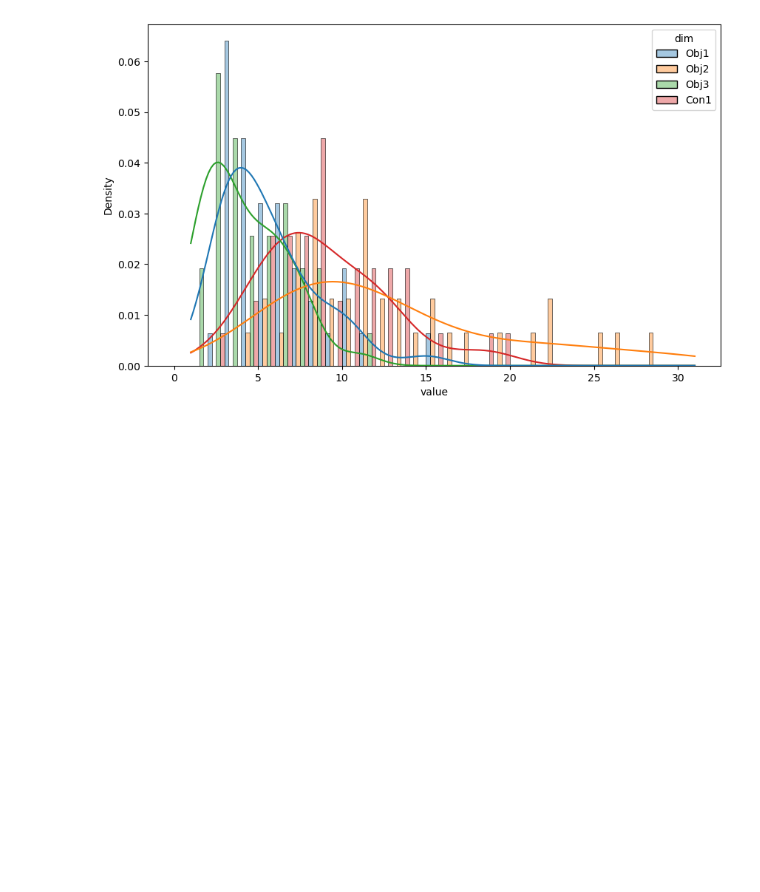
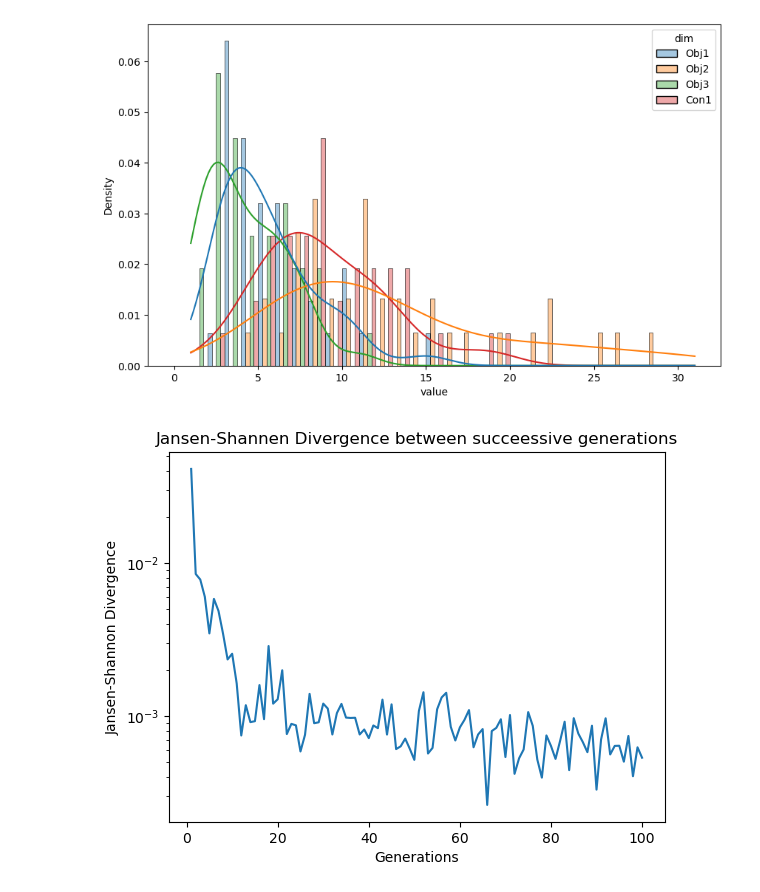
Before and after one commit to rameshsrinivasanuci/multiobjective, a Jupyter notebook: knapsack.ipynb, the cells around one changed output. Saved outputs shown, nothing was run; the diff lists cells and outputs as text; code cells hidden in the pictures; blank space fills up the shorter version.

```diff
--- a/knapsack.ipynb
+++ b/knapsack.ipynb
@@ -246,10 +250,44 @@ def update_distribution(distribution, items, pop_size,n_selected,n_obj,capacity)
 # %%
 n_items = items.shape[0]
 n_selected  = 5
-capacity = int(shape[-1]*scale[-1]*n_items)
+capacity = int(shape[-1]*scale[-1]*n_selected)
 pop_size = 1000
 distribution = np.ones(n_items)/n_items
-distribution,pareto_set= update_distribution(distribution, items, pop_size,n_selected,n_obj,capacity)
+distribution,pareto_set,js_div= update_distribution(distribution, items, pop_size,n_selected,n_obj,capacity)
 pareto_front = np.zeros((pareto_set.shape[0],items.shape[1]))
 for j in range(pareto_set.shape[0]):
     pareto_front[j,:] = (np.sum(items[pareto_set[j,:],:],axis = 0))
+# %%
+def knapsack_eda(items, capacity, n_selected, pop_size = 1000, generations = 10):
+    n_items = items.shape[0]
+    distribution = np.ones(n_items)/n_items
+    distribution_table = list()
+    pareto_set_table = list()
+    pareto_front_table = list()
+    js_div_list = list()
+    for g in range(generations):
+        distribution,pareto_set,js_div= update_distribution(distribution, items, pop_size,n_selected,n_obj,capacity)
+        pareto_front = np.zeros((pareto_set.shape[0],items.shape[1]))
+        for j in range(pareto_set.shape[0]):
+            pareto_front[j,:] = (np.sum(items[pareto_set[j,:],:],axis = 0))
+        distribution_table.append(distribution)
+        pareto_set_table.append(pareto_set)
+        pareto_front_table.append(pareto_front)
+        js_div_list.append(js_div)
+    return distribution_table, pareto_set_table, pareto_front_table,js_div_list
+# %%
+n_items = items.shape[0]
+n_selected  = 5
+capacity = int(shape[-1]*scale[-1]*n_selected)
+pop_size = 1000 #default
+generations = 100 #default
+distribution_table, pareto_set_table, pareto_front_table,js_div_list = knapsack_eda(items, capacity,n_selected, generations = 100)
+# %%
+plt.plot(np.arange(1,101,1),js_div_list)
+plt.xlabel('Generations')
+plt.ylabel('Jansen-Shannon Divergence')
+plt.yscale('log')
+plt.title('Jansen-Shannen Divergence between succeessive generations')
+plt.show()
+# %% [output]
+[figure, added]
```
Also changed, not shown: parts of 2 cells of this notebook.
